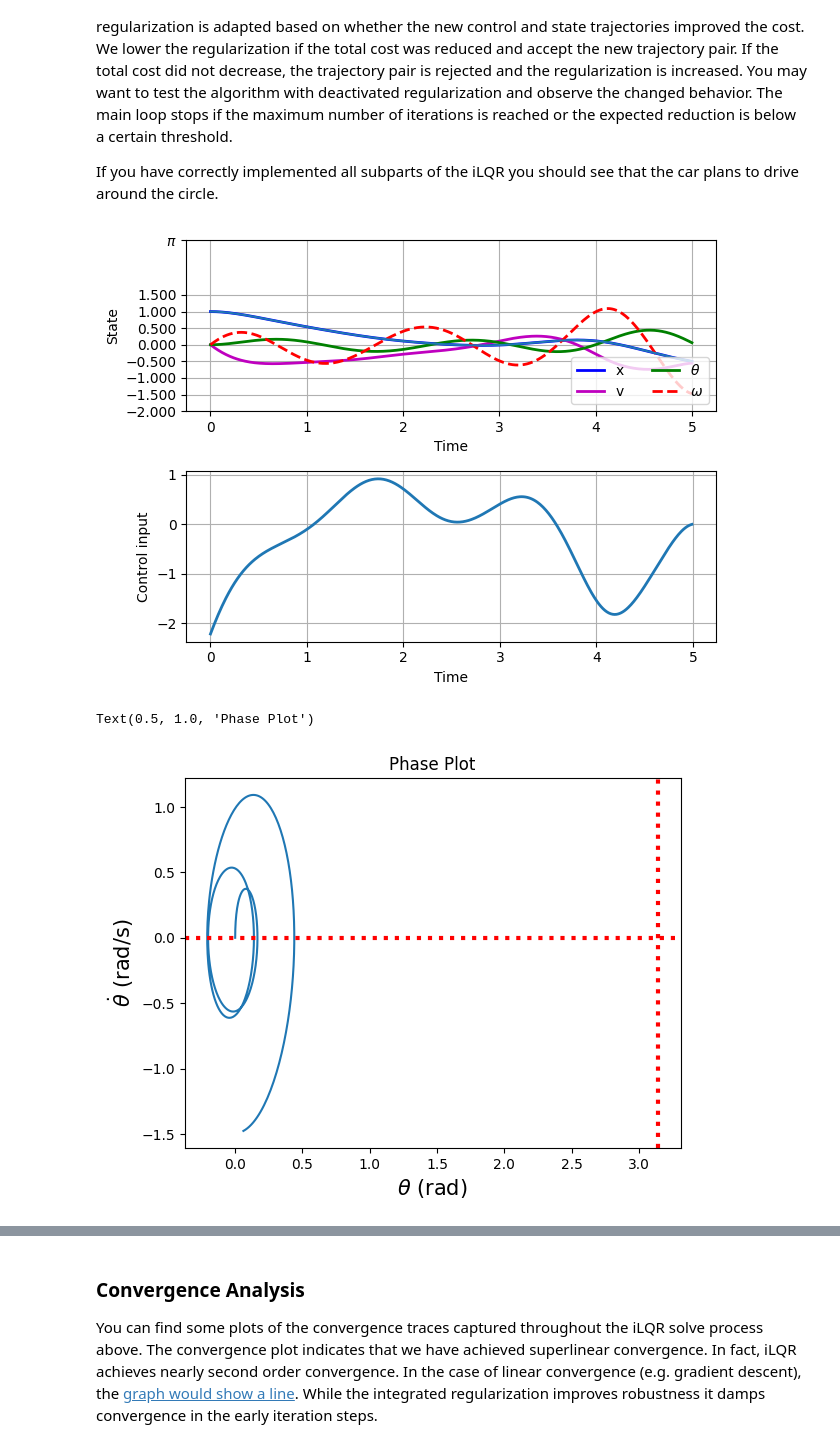
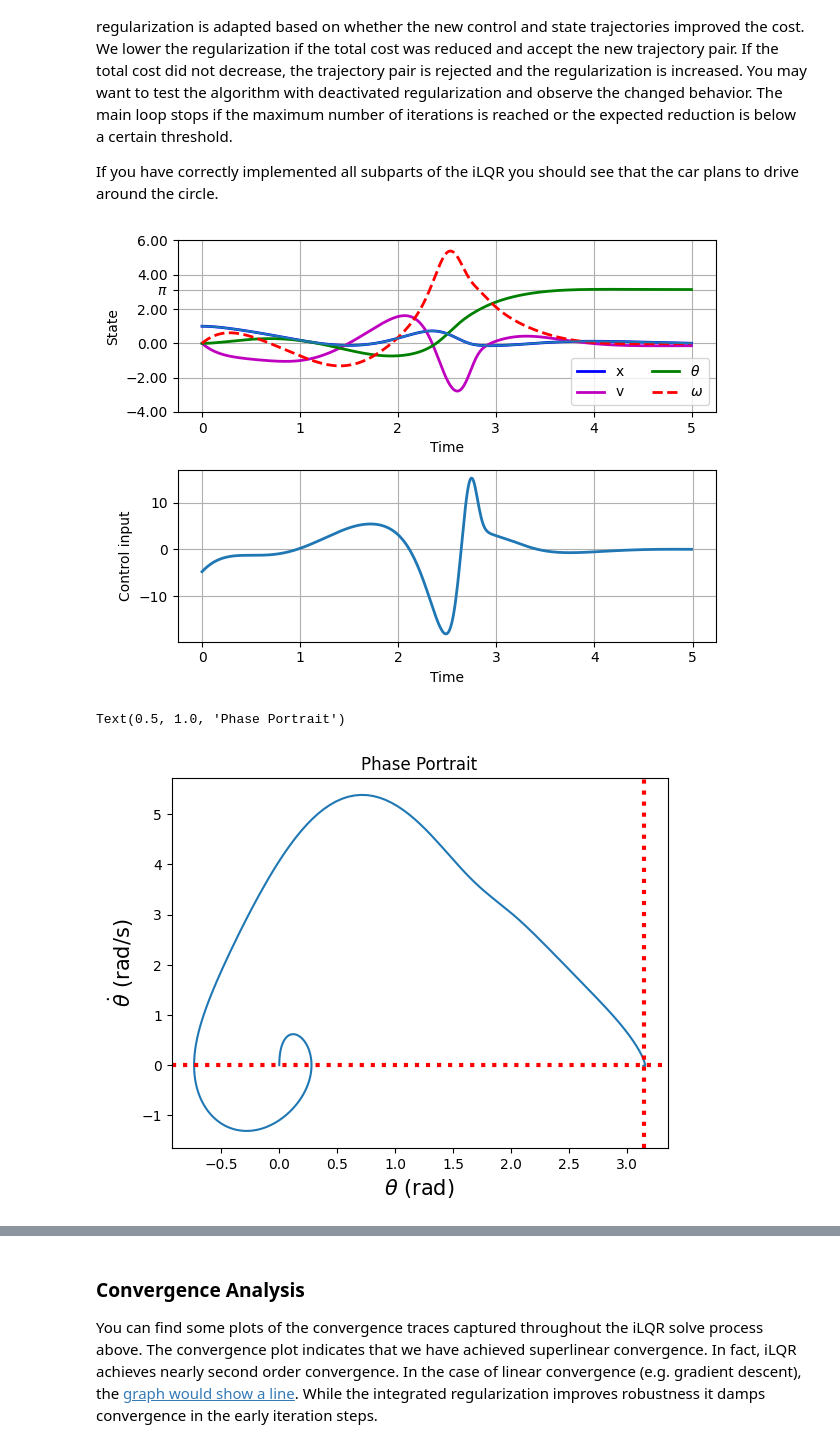
Before and after one commit to Solomon-GC/LQGnet, a Jupyter notebook: iLQG/ilqr_pen_on_cart_stanford_lecture.ipynb, the cells around one changed output, grey strips where cells are left out. Drawn from its saved outputs; the diff is of its cells as text; code cells hidden in the pictures.

```diff
--- a/iLQG/ilqr_pen_on_cart_stanford_lecture.ipynb
+++ b/iLQG/ilqr_pen_on_cart_stanford_lecture.ipynb
@@ -181,7 +181,7 @@ Here, $\ell = \ell(\bar{\mathbf{x}}, \bar{\mathbf{u}})$ and $\mathbf{f} = \mathb
 The code to evaluate all the derivative terms is:
 # %%
 class derivatives():
-    def __init__(self, discrete_dynamics, pendulum_on_cart_continuous_dynamics, cost_stage, cost_final, n_x, n_u):
+    def __init__(self, discrete_dynamics, cost_stage, cost_final, n_x, n_u):
         self.x_sym = np.array([sym.Variable("x_{}".format(i)) for i in range(n_x)])
         self.u_sym = np.array([sym.Variable("u_{}".format(i)) for i in range(n_u)])
         # self.t_sym = np.array([sym.Variable("t_{}".format(i)) for i in range(N)])
@@ -228,7 +228,7 @@ class derivatives():
         return l_final_x, l_final_xx
 
 # derivs = derivatives(discrete_dynamics, cost_stage, cost_final, n_x, n_u)
-derivs = derivatives(rk4singlestep, pendulum_on_cart_continuous_dynamics, cost_stage, cost_final, n_x, n_u)
+derivs = derivatives(rk4singlestep, cost_stage, cost_final, n_x, n_u)
 
 # Test the output:
 # x = np.array([0, 0, 0, 0, 0])
@@ -518,17 +518,17 @@ ax2.grid(True)
 
 plt.tight_layout()
 # %% [output]
-[figure, old version]
+[figure, new version]
 # %%
 plt.plot(x_trj[:,2], x_trj[:,3])
 plt.axvline(x = np.pi, color = 'r', lw=3, linestyle=':')
 plt.axhline(y = 0, color = 'r', lw=3, linestyle=':')
 plt.xlabel(r"$\theta$ (rad)", fontsize=15)
 plt.ylabel(r'$\dot{\theta}$ (rad/s)', fontsize=15)
-plt.title("Phase Plot")
+plt.title("Phase Portrait")
 # %% [output]
-Text(0.5, 1.0, 'Phase Plot')
+Text(0.5, 1.0, 'Phase Portrait')
-[figure, old version]
+[figure, new version]
 # %%
 plt.subplots(figsize=(10,6))
 # Plot results
```
Also changed, not shown: parts of 3 cells of this notebook.
